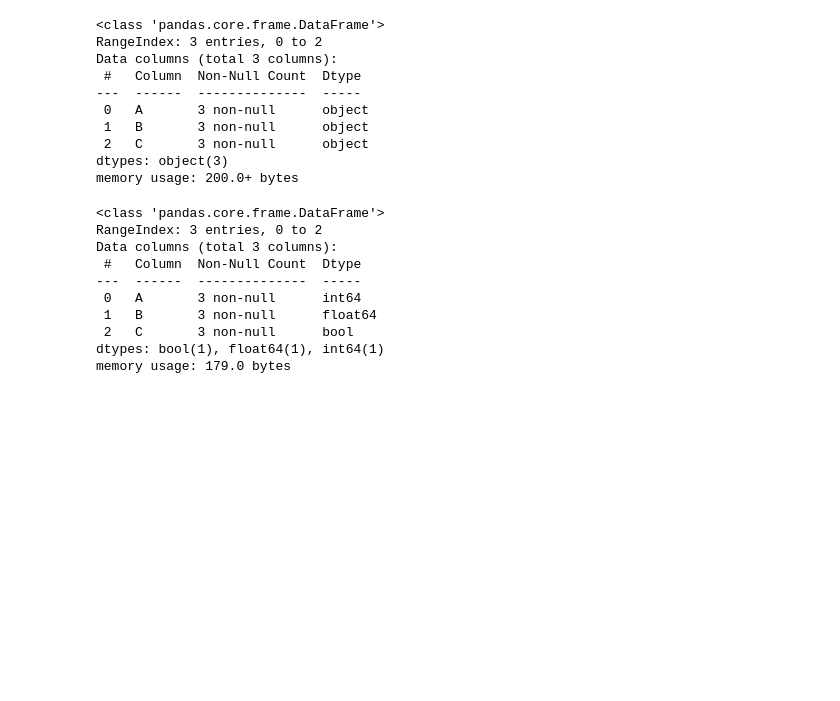
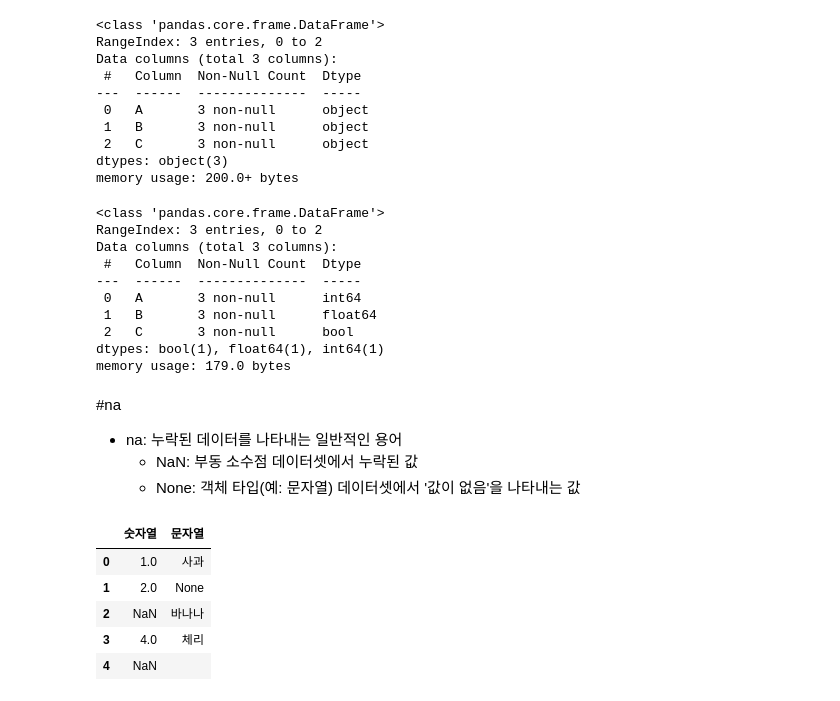
Before and after one commit to sokhan1/Introduction-to-data-analysts, a Jupyter notebook: 3_10_values_&_NA.ipynb, the cells around one changed output. Cells and saved outputs as stored; diff of their text form; code cells hidden in the pictures; blank space fills up the shorter version.

```diff
--- a/3_10_values_&_NA.ipynb
+++ b/3_10_values_&_NA.ipynb
@@ -55,3 +55,26 @@ Data columns (total 3 columns):
  2   C       3 non-null      bool
 dtypes: bool(1), float64(1), int64(1)
 memory usage: 179.0 bytes
+# %% [markdown]
+#na
+
+*   na: 누락된 데이터를 나타내는 일반적인 용어
+    *   NaN: 부동 소수점 데이터셋에서 누락된 값
+    *   None: 객체 타입(예: 문자열) 데이터셋에서 '값이 없음'을 나타내는 값
+# %%
+import pandas as pd
+import numpy as np
+
+data = {'숫자열': [1,2,None, 4, None],
+        '문자열':['사과', None, '바나나', '체리', '']  #빈 스트링 값과 NaN은 다르다
+}
+
+df = pd.DataFrame(data)
+df
+# %% [output]
+|  | 숫자열 | 문자열 |
+| 0 | 1.0 | 사과 |
+| 1 | 2.0 | None |
+| 2 | NaN | 바나나 |
+| 3 | 4.0 | 체리 |
+| 4 | NaN |  |
```
Also changed, not shown: parts of 7 cells of this notebook.
